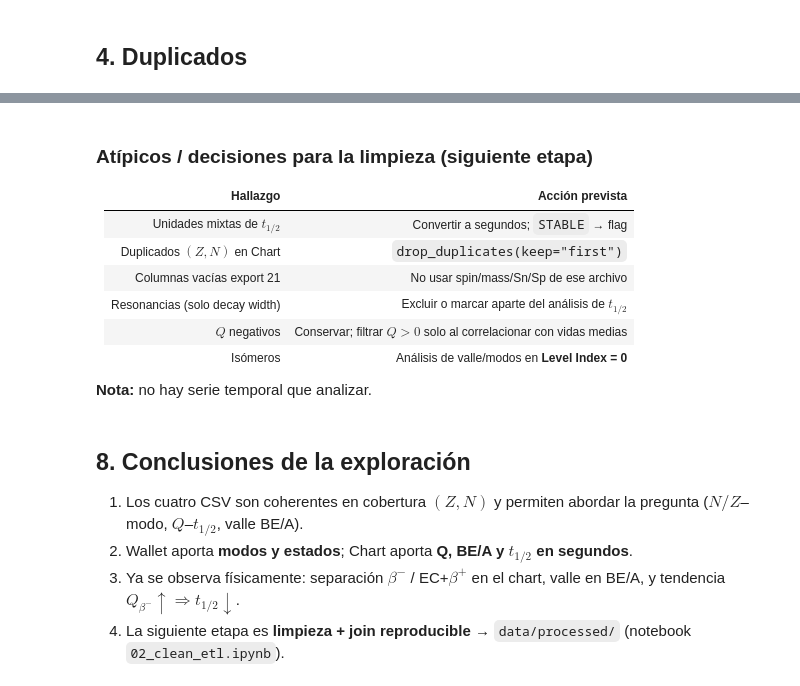
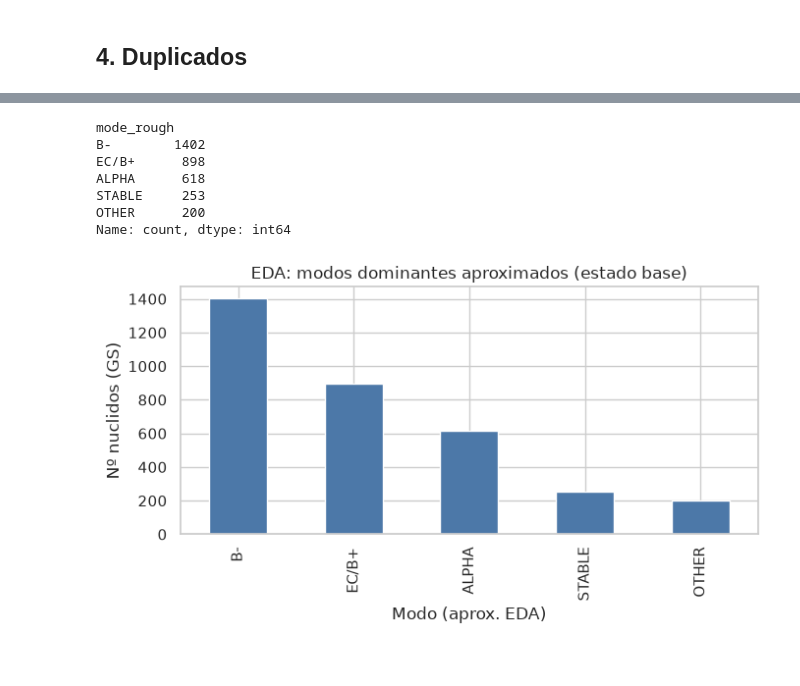
Before and after one commit to isabelnieto900/nudat3-decay-stability, a Jupyter notebook: notebooks/01_eda.ipynb, the cells around one changed output, grey strips where cells are left out. Saved outputs shown, nothing was run; the diff lists cells and outputs as text; code cells hidden in the pictures.

```diff
--- a/notebooks/01_eda.ipynb
+++ b/notebooks/01_eda.ipynb
@@ -609,20 +145,44 @@ Qβ− < 0 (canal cerrado / convención): 1686
-# %% [markdown]
-### Atípicos / decisiones para la limpieza (siguiente etapa)
-
-| Hallazgo | Acción prevista |
-|----------|-----------------|
-| Unidades mixtas de $t_{1/2}$ | Convertir a segundos; `STABLE` → flag |
-| Duplicados $(Z,N)$ en Chart | `drop_duplicates(keep="first")` |
-| Columnas vacías export 21 | No usar spin/mass/Sn/Sp de ese archivo |
-| Resonancias (solo decay width) | Excluir o marcar aparte del análisis de $t_{1/2}$ |
-| $Q$ negativos | Conservar; filtrar $Q>0$ solo al correlacionar con vidas medias |
-| Isómeros | Análisis de valle/modos en **Level Index = 0** |
-
-**Nota:** no hay serie temporal que analizar.
-# %% [markdown]
-## 8. Conclusiones de la exploración
-
-1. Los cuatro CSV son coherentes en cobertura $(Z,N)$ y permiten abordar la pregunta ($N/Z$–modo, $Q$–$t_{1/2}$, valle BE/A).
-2. Wallet aporta **modos y estados**; Chart aporta **Q, BE/A y $t_{1/2}$ en segundos**.
-3. Ya se observa físicamente: separación $\beta^-$ / EC+$\beta^+$ en el chart, valle en BE/A, y tendencia $Q_{\beta^-}\uparrow \Rightarrow t_{1/2}\downarrow$.
-4. La siguiente etapa es **limpieza + join reproducible** → `data/processed/` (notebook `02_clean_etl.ipynb`).
+# %%
+gs = wallet[wallet["Level Index"] == 0].copy()
+gs["N"] = gs["Atomic Mass (A)"] - gs["Atomic Number (Z)"]
+gs["N_over_Z"] = gs["N"] / gs["Atomic Number (Z)"].replace(0, np.nan)
+gs["is_stable"] = gs["Half-Life"].astype(str).str.upper().eq("STABLE")
+
+def rough_mode(raw, stable):
+    if stable:
+        return "STABLE"
+    if pd.isna(raw) or str(raw).strip() == "":
+        return "MISSING"
+    first = str(raw).split(",")[0]
+    m = re.match(r"^(.+?)\s*(?:=|~)", first)
+    tok = (m.group(1) if m else first).strip().upper()
+    if tok.startswith("B-"):
+        return "B-"
+    if tok.startswith("EC") or tok.startswith("B+"):
+        return "EC/B+"
+    if tok.startswith("A") or tok in {"Α", "ALPHA"}:
+        return "ALPHA"
+    if tok.startswith("IT"):
+        return "IT"
+    return "OTHER"
+
+gs["mode_rough"] = [rough_mode(r, s) for r, s in zip(gs["Decay Modes"], gs["is_stable"])]
+vc = gs["mode_rough"].value_counts()
+display(vc)
+
+fig, ax = plt.subplots(figsize=(7, 4))
+vc.plot(kind="bar", ax=ax, color="#4c78a8")
+ax.set_xlabel("Modo (aprox. EDA)"); ax.set_ylabel("Nº nuclidos (GS)")
+ax.set_title("EDA: modos dominantes aproximados (estado base)")
+plt.tight_layout()
+plt.savefig(FIG / "eda_modos_dominantes.png", dpi=120)
+plt.show()
+# %% [output]
+mode_rough
+B-        1402
+EC/B+      898
+ALPHA      618
+STABLE     253
+OTHER      200
+Name: count, dtype: int64
+[figure, added]
```
Also changed, not shown: parts of 39 cells of this notebook.
